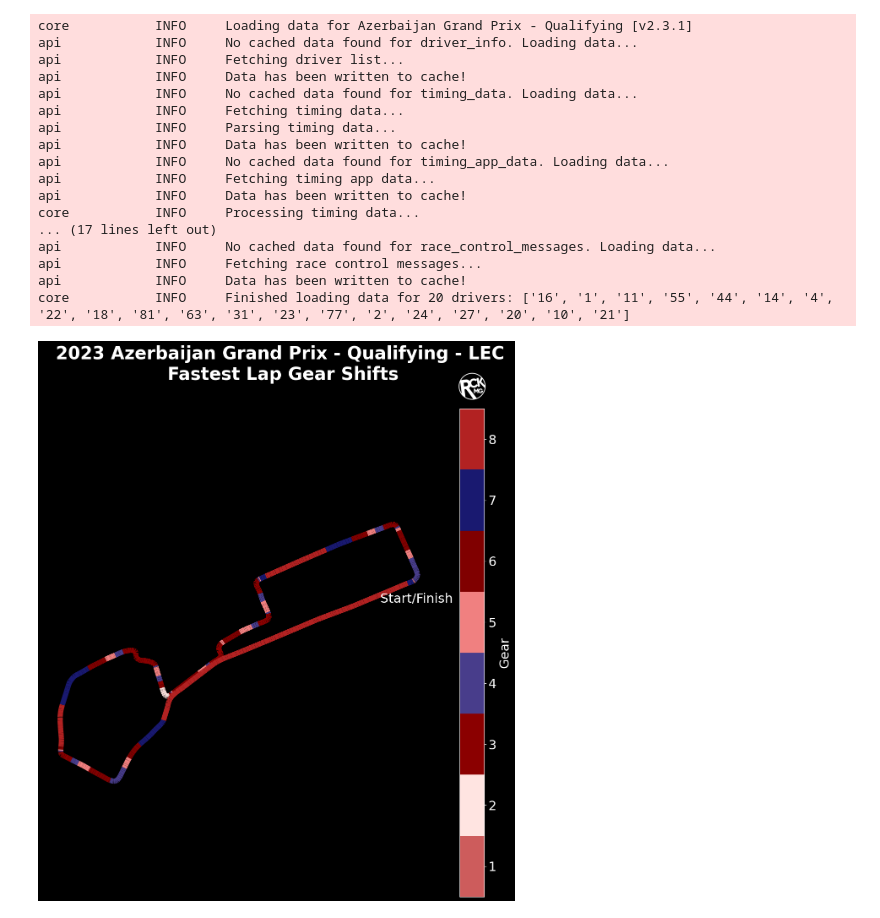
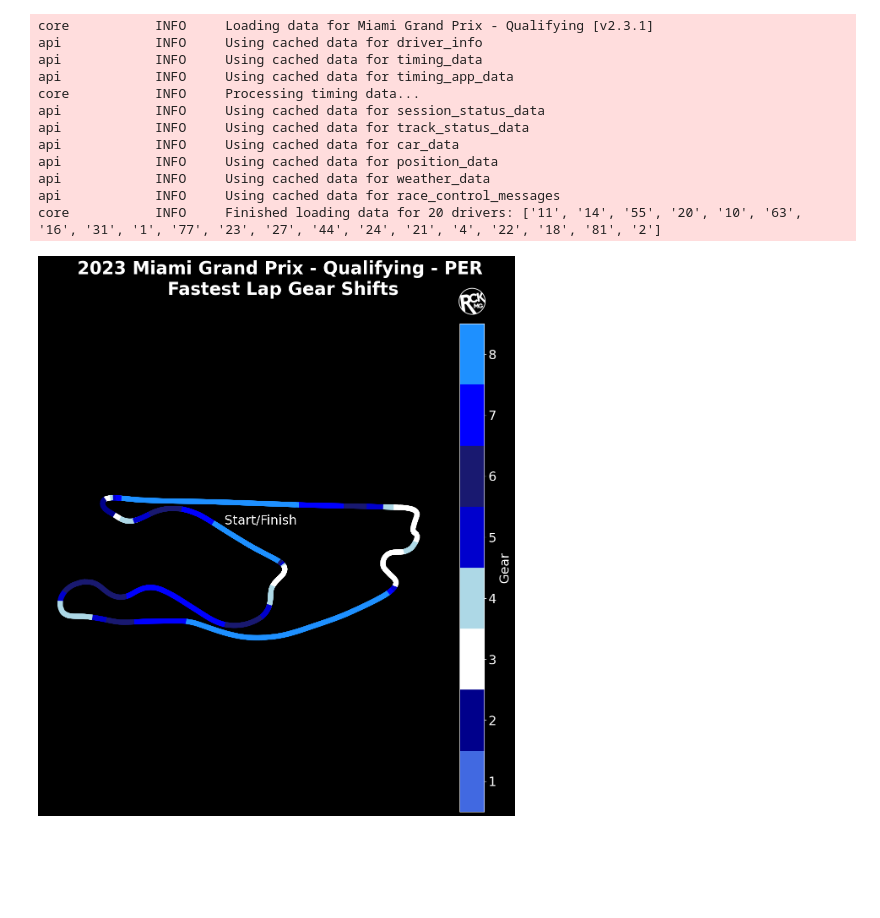
Before and after one commit to RickyRAV/F1DataVisualization, a Jupyter notebook: ForFastestLaps/GearShiftsTrack.ipynb, the cells around one changed output. Cells and saved outputs as stored; diff of their text form; code cells hidden in the pictures; blank space fills up the shorter version.

```diff
--- a/ForFastestLaps/GearShiftsTrack.ipynb
+++ b/ForFastestLaps/GearShiftsTrack.ipynb
@@ -14,29 +14,24 @@ from mpl_toolkits.axes_grid1.inset_locator import inset_axes
 # %%
 ff1.Cache.enable_cache('../cache')
 # %%
-year, event, event_type = 2023, 'Azerbaijan', 'Q'
+year, event, event_type = 2023, 'miami', 'Q'
 session = ff1.get_session(year, event, event_type)
 session.load()
 # %% [output]
-core           INFO     Loading data for Azerbaijan Grand Prix - Qualifying [v2.3.1]
-api            INFO     No cached data found for driver_info. Loading data...
-api            INFO     Fetching driver list...
-api            INFO     Data has been written to cache!
-api            INFO     No cached data found for timing_data. Loading data...
-api            INFO     Fetching timing data...
-api            INFO     Parsing timing data...
-api            INFO     Data has been written to cache!
-api            INFO     No cached data found for timing_app_data. Loading data...
-api            INFO     Fetching timing app data...
-api            INFO     Data has been written to cache!
+core           INFO     Loading data for Miami Grand Prix - Qualifying [v2.3.1]
+api            INFO     Using cached data for driver_info
+api            INFO     Using cached data for timing_data
+api            INFO     Using cached data for timing_app_data
 core           INFO     Processing timing data...
-... (17 lines left out)
-api            INFO     No cached data found for race_control_messages. Loading data...
-api            INFO     Fetching race control messages...
-api            INFO     Data has been written to cache!
-core           INFO     Finished loading data for 20 drivers: ['16', '1', '11', '55', '44', '14', '4', '22', '18', '81', '63', '31', '23', '77', '2', '24', '27', '20', '10', '21']
+api            INFO     Using cached data for session_status_data
+api            INFO     Using cached data for track_status_data
+api            INFO     Using cached data for car_data
+api            INFO     Using cached data for position_data
+api            INFO     Using cached data for weather_data
+api            INFO     Using cached data for race_control_messages
+core           INFO     Finished loading data for 20 drivers: ['11', '14', '55', '20', '10', '63', '16', '31', '1', '77', '23', '27', '44', '24', '21', '4', '22', '18', '81', '2']
 # %%
-driver_1 = 'LEC'
+driver_1 = 'PER'
 laps_driver_1 = session.laps.pick_driver(driver_1)
 # idk_mate = laps_driver_1.loc[laps_driver_1['LapNumber'] == 50]
 idk_mate = laps_driver_1.pick_fastest()
@@ -47,7 +42,7 @@ x = np.array(telemetry['X'].values)
 y = np.array(telemetry['Y'].values)
 
 points = np.array([x, y]).T.reshape(-1, 1, 2)
-segments = np.concatenate([points[:-1], points[1:]], axis=1)
+segments = np.concatenate([points[:-3], points[3:]], axis=1)
 gear = telemetry['nGear'].to_numpy().astype(float)
 # %%
 plot_width = 15
@@ -64,8 +59,8 @@ logo_img = Image.open(logo_path)
 fig, ax = plt.subplots(figsize=plot_size, sharex=True, sharey=True)
 ax.set_aspect('equal', 'box')
 # Define a custom colormap with a harsh gradient
-#colors = ['white', 'lightblue', 'dodgerblue', 'royalblue', 'blue', 'darkblue', 'mediumblue',  'midnightblue']
-colors = ['mistyrose', 'lightcoral', 'indianred', 'firebrick', 'darkred', 'maroon', 'darkslateblue', 'midnightblue']
+colors = ['white', 'lightblue', 'dodgerblue', 'royalblue', 'blue', 'darkblue', 'mediumblue',  'midnightblue']
+#colors = ['mistyrose', 'lightcoral', 'indianred', 'firebrick', 'darkred', 'maroon', 'darkslateblue', 'midnightblue']
 new_colors = colors.copy()
 random.shuffle(new_colors)
 custom_cmap = ListedColormap(new_colors)
@@ -93,32 +88,32 @@ text_x = xmax + 600  # You can adjust the 0.5 value to change the distance betwe
 text_y = start_y
 plt.text(text_x, text_y, 'Start/Finish', fontsize = axis_label_font_size, verticalalignment='center')
 
 plt.gca().add_collection(lc_comp)
 plt.axis('equal')
 plt.tick_params(labelleft=False, left=False, labelbottom=False, bottom=False)
 plt.suptitle(f"{title}\n Fastest Lap Gear Shifts", size = title_font_size, fontweight='bold')
 
 cbar = plt.colorbar(mappable=lc_comp, boundaries=np.arange(1, 10))
 cbar.set_ticks(np.arange(1.5, 9.5))
 cbar.set_ticklabels(np.arange(1, 9))
 # Set the tick label size to 20
 cbar.ax.tick_params(labelsize=axis_label_font_size)
 cbar.set_label("Gear", fontsize=axis_label_font_size)  # Set the label size
 
 # Define the new width and height for the logo
 new_width = 65
 new_height = 65
 # Resize the logo
 logo_resized = logo_img.resize((new_width, new_height))
 logo_resized_np = np.array(logo_resized)
 logo_x = 995
 logo_y = 1185
 fig.figimage(logo_resized_np, xo=logo_x, yo=logo_y, zorder=-1, origin='upper', alpha=1)
 
 plt.rcParams['figure.figsize'] = plot_size
 plt.style.use('dark_background')
 plt.gca().set_axis_off()
-plt.savefig(plot_filename, dpi=300, bbox_inches='tight')
+#plt.savefig(plot_filename, dpi=300, bbox_inches='tight')
 plt.show()
 # %% [output]
-[figure, old version]
+[figure, new version]
```
Also changed, not shown: 34 other files.
